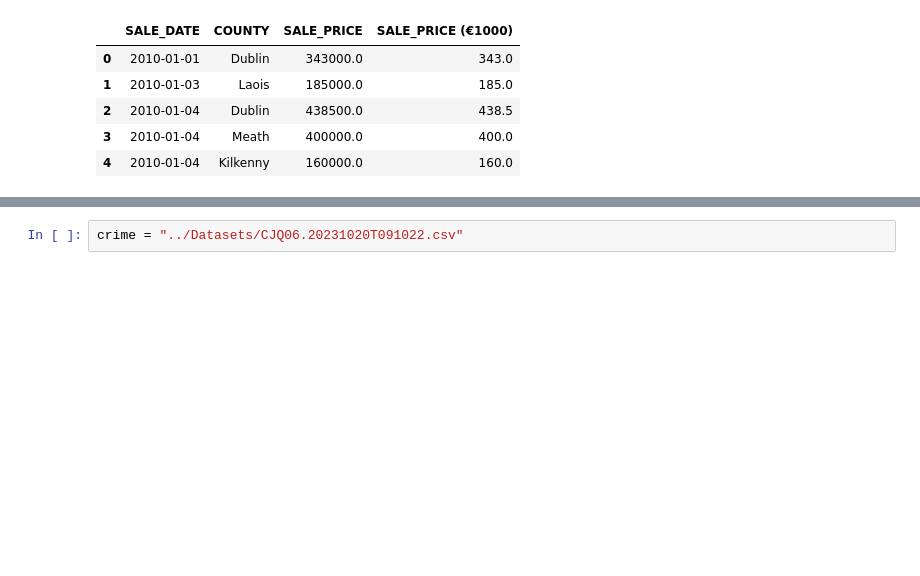
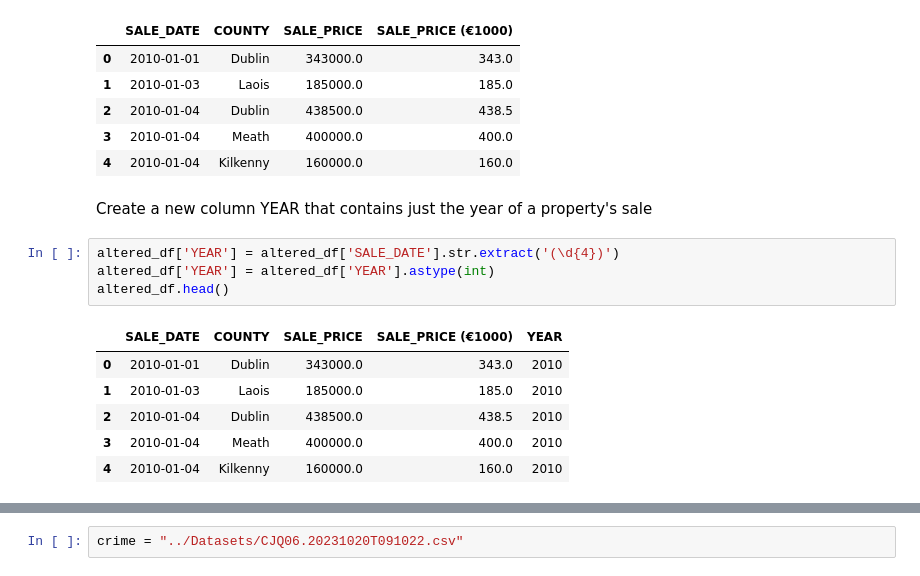
Before and after one commit to AdamL-DSG42/MachineLearningPortfolio, a Jupyter notebook: CrimeAffectOnPropertyPrice.ipynb, the cells around one changed output, grey strips where cells are left out. Drawn from its saved outputs; the diff is of its cells as text; blank space fills up the shorter version.

```diff
--- a/CrimeAffectOnPropertyPrice.ipynb
+++ b/CrimeAffectOnPropertyPrice.ipynb
@@ -200,3 +200,16 @@ altered_df.head()
 | 2 | 2010-01-04 | Dublin | 438500.0 | 438.5 |
 | 3 | 2010-01-04 | Meath | 400000.0 | 400.0 |
 | 4 | 2010-01-04 | Kilkenny | 160000.0 | 160.0 |
+# %% [markdown]
+Create a new column YEAR that contains just the year of a property's sale
+# %%
+altered_df['YEAR'] = altered_df['SALE_DATE'].str.extract('(\d{4})')
+altered_df['YEAR'] = altered_df['YEAR'].astype(int)
+altered_df.head()
+# %% [output]
+|  | SALE_DATE | COUNTY | SALE_PRICE | SALE_PRICE (€1000) | YEAR |
+| 0 | 2010-01-01 | Dublin | 343000.0 | 343.0 | 2010 |
+| 1 | 2010-01-03 | Laois | 185000.0 | 185.0 | 2010 |
+| 2 | 2010-01-04 | Dublin | 438500.0 | 438.5 | 2010 |
+| 3 | 2010-01-04 | Meath | 400000.0 | 400.0 | 2010 |
+| 4 | 2010-01-04 | Kilkenny | 160000.0 | 160.0 | 2010 |
```
Also changed, not shown: parts of 13 cells of this notebook.
